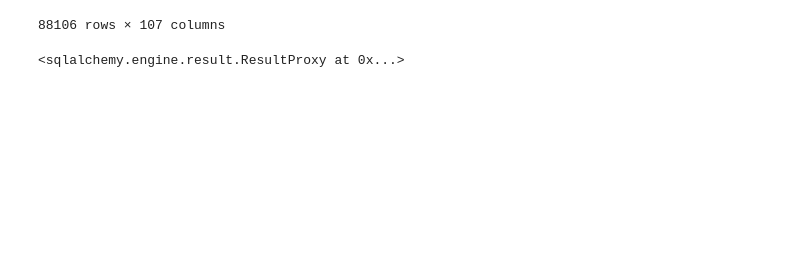
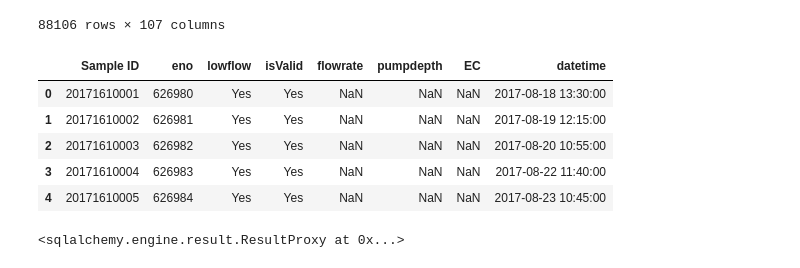
Before and after one commit to GeoscienceAustralia/hydrogeol_utils, a Jupyter notebook: notebooks/borehole_data_2_spatialite.ipynb, the cells around one changed output. Drawn from its saved outputs; the diff is of its cells as text; code cells hidden in the pictures; blank space fills up the shorter version.

Commit message:
Add start of hydrochemistry table for EC data

```diff
--- a/notebooks/borehole_data_2_spatialite.ipynb
+++ b/notebooks/borehole_data_2_spatialite.ipynb
@@ -430,3 +443,19 @@ for index, row in df_swl.iterrows():
 
 
     all_swl_data.append(swl_data)
+# %%
+df_hydrochem = pd.read_excel(r'\\prod.lan\active\proj\futurex\East_Kimberley\Working\SharedWorkspace\Bores_working\compilation\hydrochem\fieldresults.xlsx')
+df_hydrochem = df_hydrochem[['Sample ID','eno','SampleDate','SampleTime (AWST)', 'lowflow','isValid','flowrate','pumpdepth','EC (uS/cm)']]
+df_hydrochem['EC'] = df_hydrochem['EC (uS/cm)'] / 10000 # convert from uS/cm to S/m
+df_hydrochem['datetime'] = df_hydrochem['SampleDate']
+hastimes = df_hydrochem[df_hydrochem['SampleTime (AWST)'].notna()]
+df_hydrochem.loc[hastimes.index, 'datetime']= hastimes['SampleDate'].astype(str).str.cat(['T']*len(hastimes)).str.cat(hastimes['SampleTime (AWST)'].astype(str)).astype(np.datetime64)
+df_hydrochem = df_hydrochem.drop(['SampleDate','SampleTime (AWST)','EC (uS/cm)'], axis = 1)
+df_hydrochem.head()
+# %% [output]
+|  | Sample ID | eno | lowflow | isValid | flowrate | pumpdepth | EC | datetime |
+| 0 | 20171610001 | 626980 | Yes | Yes | NaN | NaN | NaN | 2017-08-18 13:30:00 |
+| 1 | 20171610002 | 626981 | Yes | Yes | NaN | NaN | NaN | 2017-08-19 12:15:00 |
+| 2 | 20171610003 | 626982 | Yes | Yes | NaN | NaN | NaN | 2017-08-20 10:55:00 |
+| 3 | 20171610004 | 626983 | Yes | Yes | NaN | NaN | NaN | 2017-08-22 11:40:00 |
+| 4 | 20171610005 | 626984 | Yes | Yes | NaN | NaN | NaN | 2017-08-23 10:45:00 |
```
Also changed, not shown: parts of 3 cells of this notebook.
